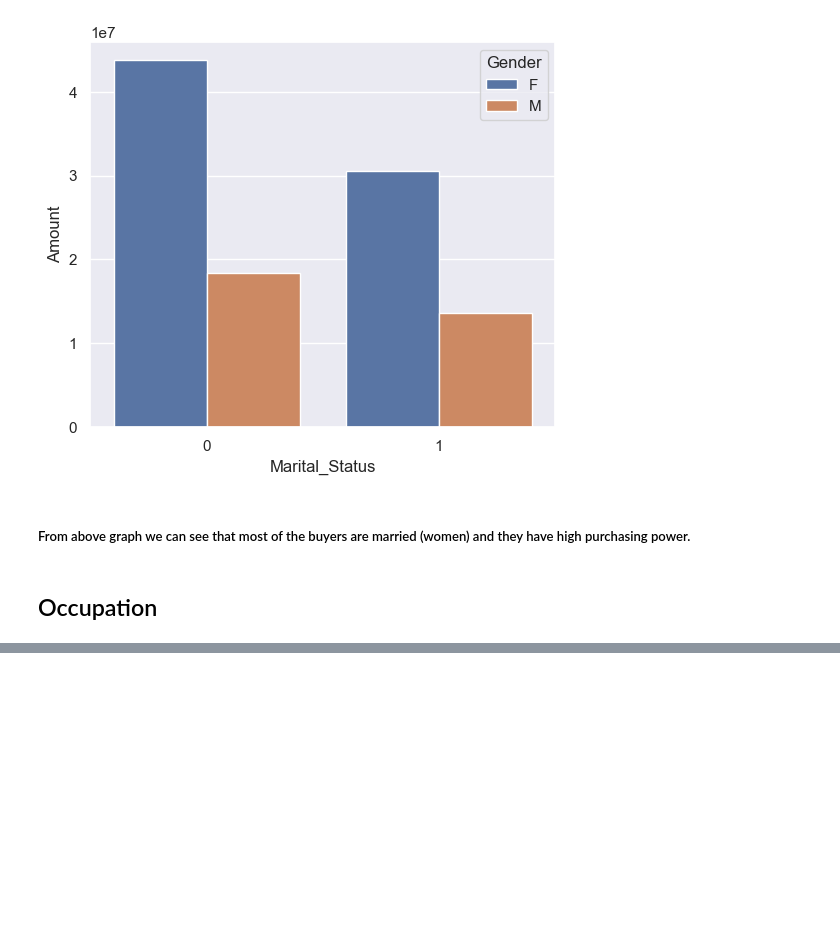
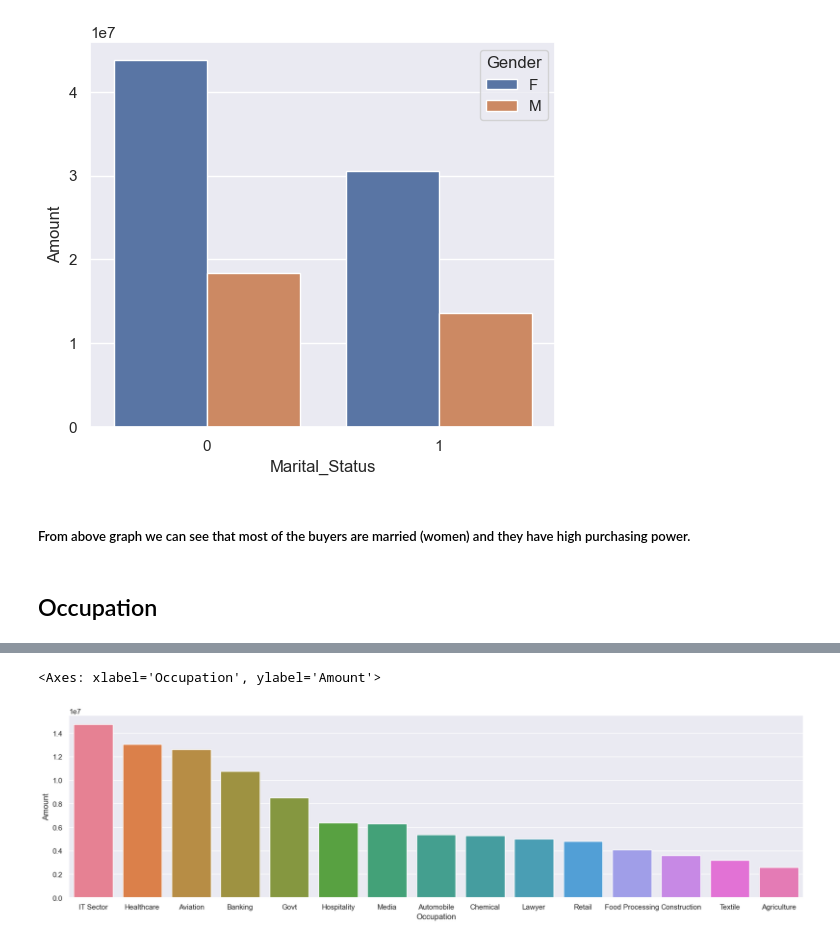
Before and after one commit to sonalika016/Exploratory-Data-Analysis-using-Python, a Jupyter notebook: Diwali_Sales_Analysis.ipynb, the cells around one changed output, grey strips where cells are left out. Cells and saved outputs as stored; diff of their text form; code cells hidden in the pictures; blank space fills up the shorter version.

```diff
--- a/Diwali_Sales_Analysis.ipynb
+++ b/Diwali_Sales_Analysis.ipynb
@@ -245,0 +254,8 @@ sns.barplot (data = sales_ms, x = 'Marital_Status', y = 'Amount', hue = 'Gender'
+# %%
+sales_oc = df.groupby (['Occupation'], as_index = False)['Amount'].sum().sort_values(by = 'Amount', ascending = False)
+
+sns.set(rc = {'figure.figsize' : (20,5)})
+sns.barplot (data = sales_oc, x = 'Occupation', y = 'Amount', hue = 'Occupation')
+# %% [output]
+<Axes: xlabel='Occupation', ylabel='Amount'>
+[figure, added]
```
Also changed, not shown: parts of 9 cells of this notebook.
